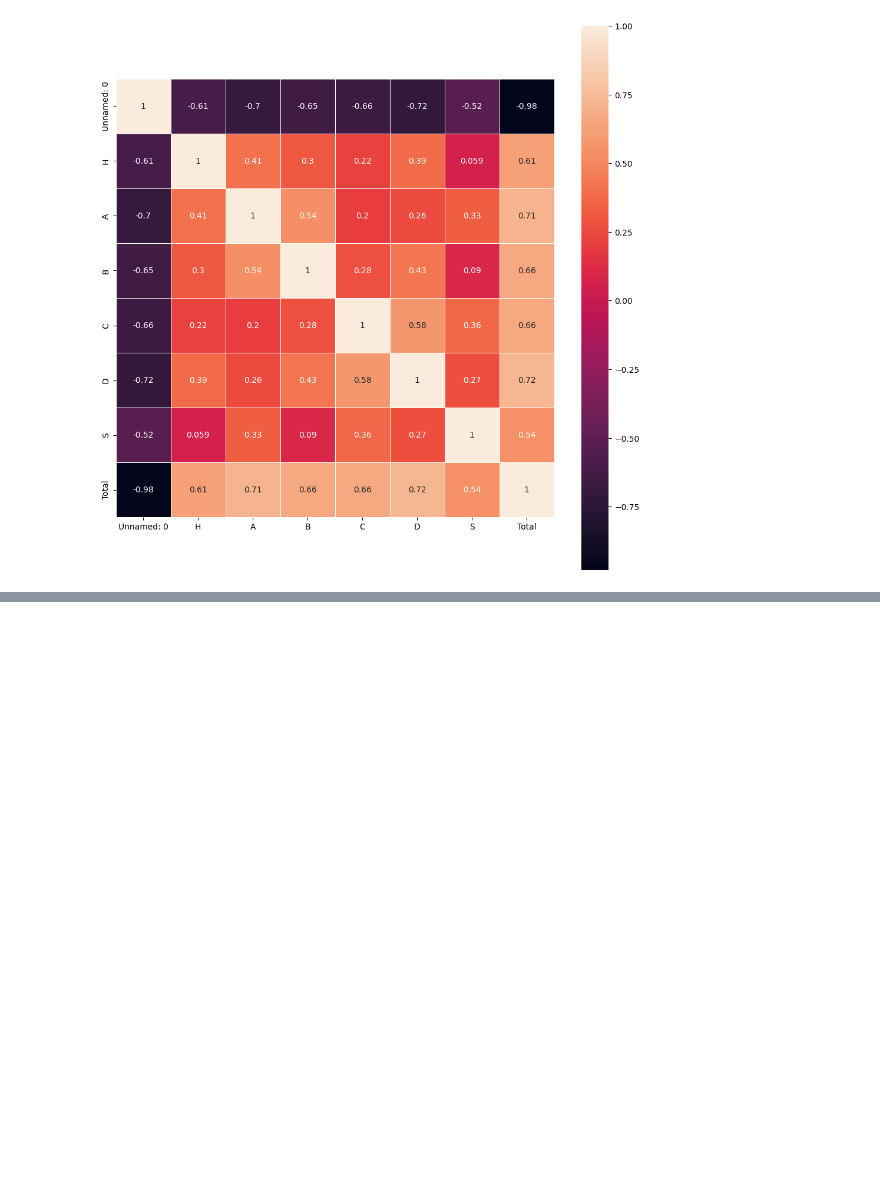
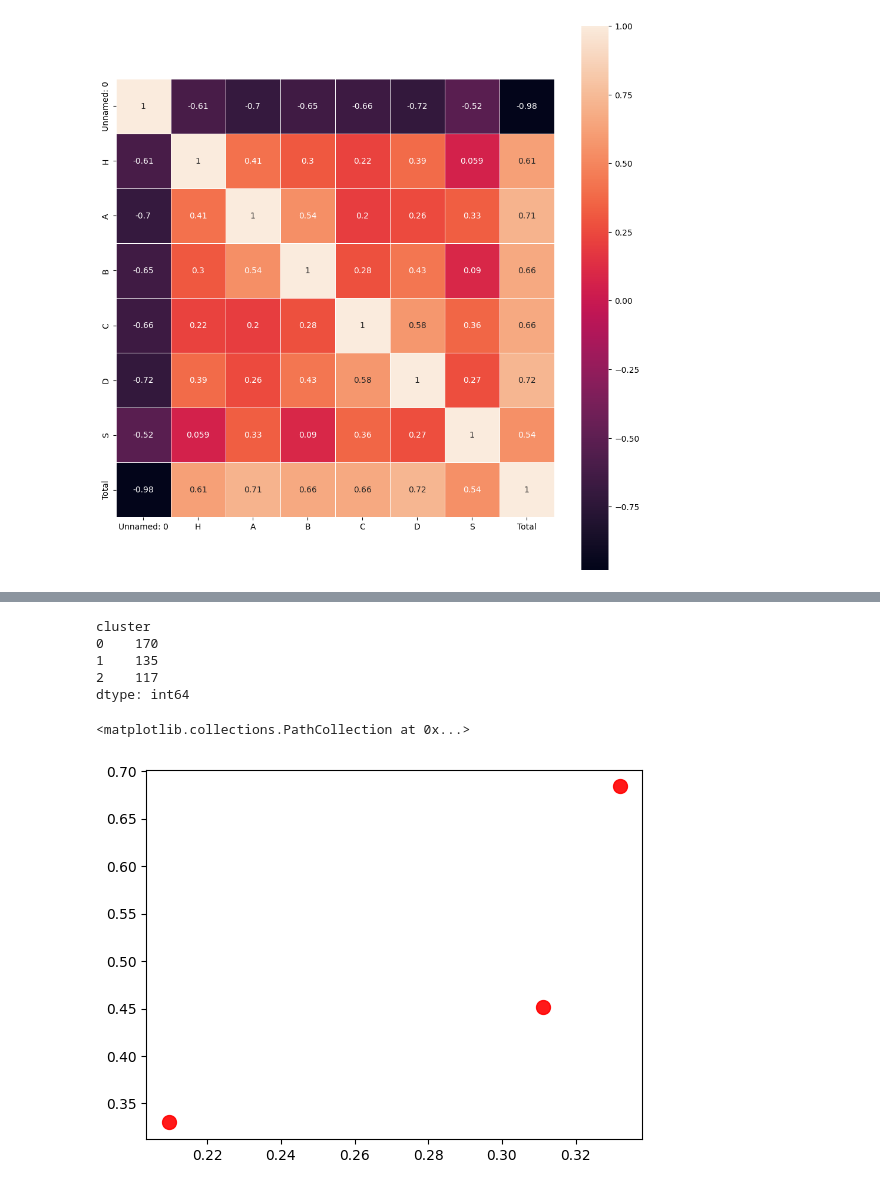
Before and after one commit to JuniorDocio/ValidacaoDeCrusterizacao, a Jupyter notebook: Validacao_De_Modelos_De_Clusterizacao.ipynb, the cells around one changed output, grey strips where cells are left out. Cells and saved outputs as stored; diff of their text form; code cells hidden in the pictures; blank space fills up the shorter version.

```diff
--- a/Validacao_De_Modelos_De_Clusterizacao.ipynb
+++ b/Validacao_De_Modelos_De_Clusterizacao.ipynb
@@ -135,0 +253,14 @@ sb.heatmap(corr, square=True, linewidths=.5, annot=True)
+# %%
+cluster_df.pivot_table(index = ['cluster'], aggfunc ='size')
+# %% [output]
+cluster
+0    170
+1    135
+2    117
+dtype: int64
+# %%
+centers = kmeans.cluster_centers_
+plt.scatter(centers[:,0], centers[:,1], c='red', s=100, alpha=0.9)
+# %% [output]
+<matplotlib.collections.PathCollection at 0x...>
+[figure, added]
```
Also changed, not shown: parts of 34 cells of this notebook.
